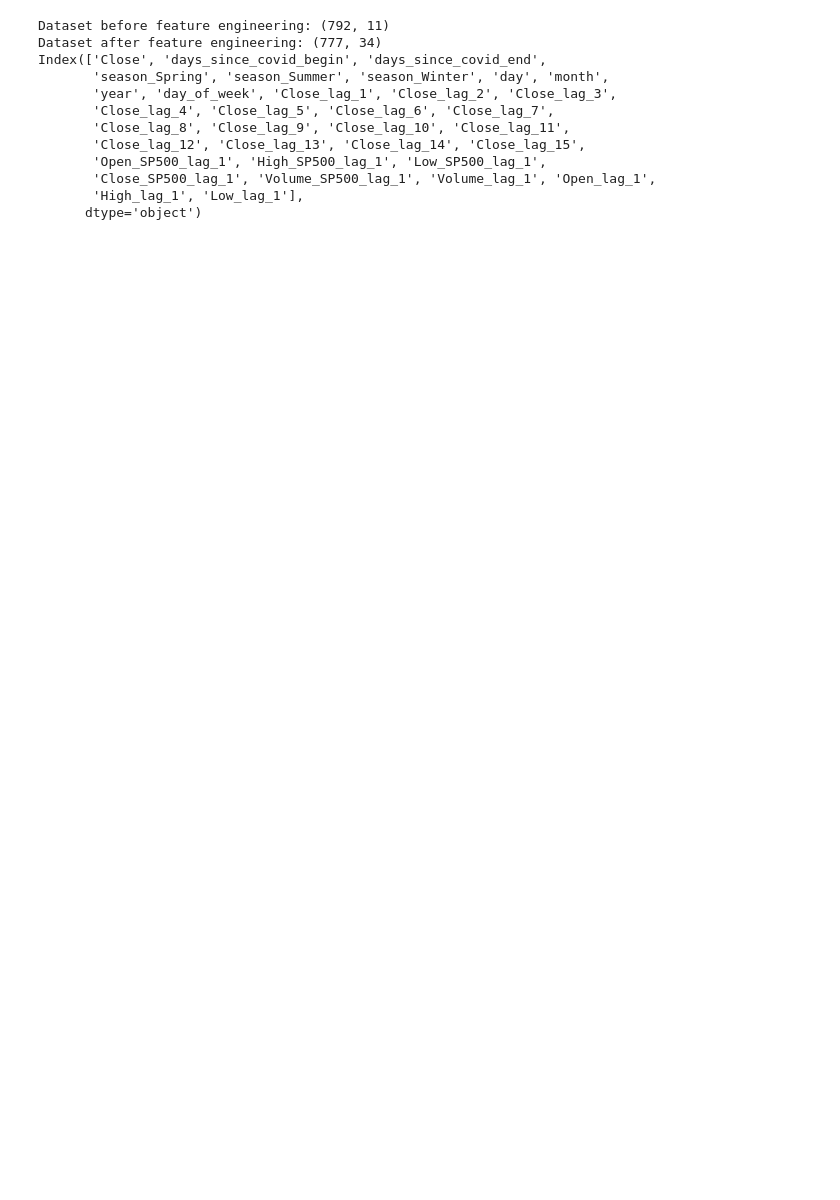
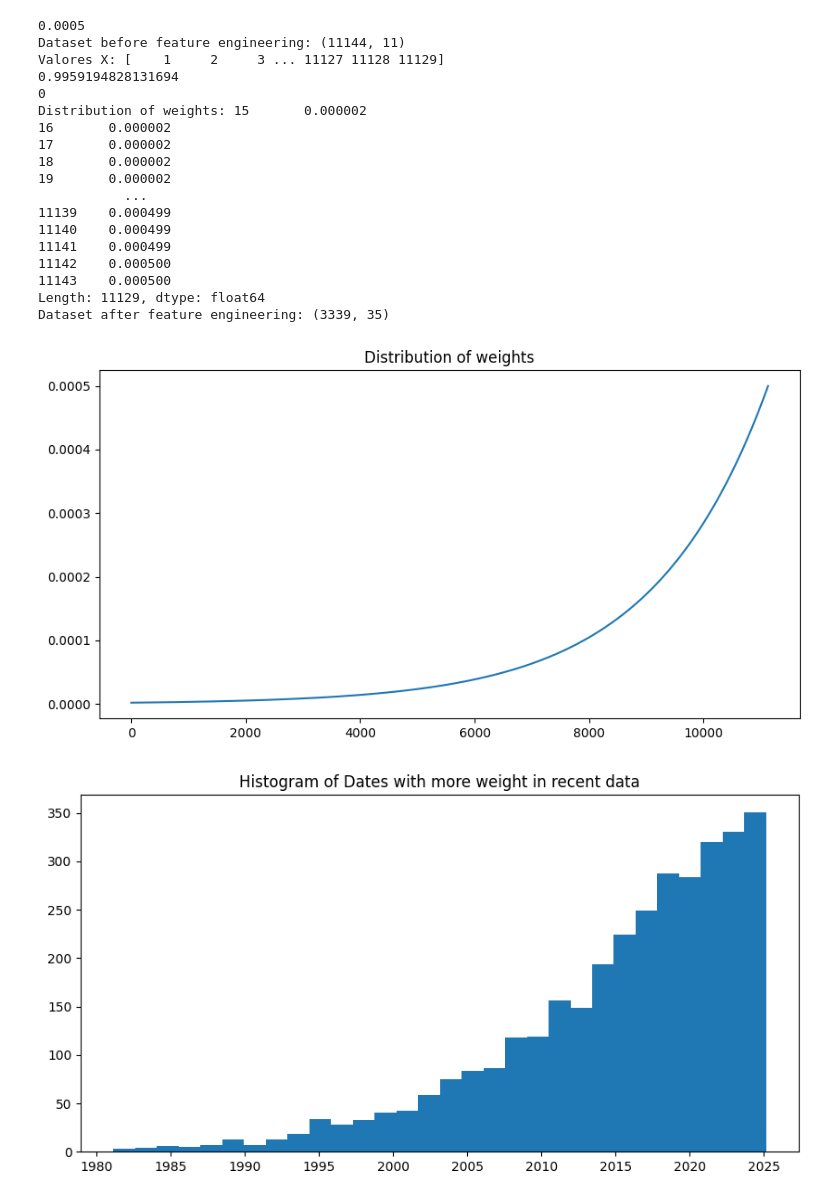
Before and after one commit to Ericson3100/Proyecto3DM, a Jupyter notebook: notebooks/2_FeatureEngineering.ipynb, the cells around one changed output. Drawn from its saved outputs; the diff is of its cells as text; code cells hidden in the pictures; blank space fills up the shorter version.

```diff
--- a/notebooks/2_FeatureEngineering.ipynb
+++ b/notebooks/2_FeatureEngineering.ipynb
@@ -128,20 +168,27 @@ def feature_engineering(df):
 # %%
 apple_data = pd.read_csv('../data/processed/AAPL_with_SP500_clean.csv')
-apple_data= apple_data[apple_data['Date']>'2022-01-01']
 
-apple_data = feature_engineering(apple_data)
+# apple_data= apple_data[apple_data['Date']>'2022-01-01']
 
-print(apple_data.columns)
+apple_data = feature_engineering(apple_data, percentage=0.3, k=0.0005)
 # %% [output]
-Dataset before feature engineering: (792, 11)
-Dataset after feature engineering: (777, 34)
-Index(['Close', 'days_since_covid_begin', 'days_since_covid_end',
-       'season_Spring', 'season_Summer', 'season_Winter', 'day', 'month',
-       'year', 'day_of_week', 'Close_lag_1', 'Close_lag_2', 'Close_lag_3',
-       'Close_lag_4', 'Close_lag_5', 'Close_lag_6', 'Close_lag_7',
-       'Close_lag_8', 'Close_lag_9', 'Close_lag_10', 'Close_lag_11',
-       'Close_lag_12', 'Close_lag_13', 'Close_lag_14', 'Close_lag_15',
-       'Open_SP500_lag_1', 'High_SP500_lag_1', 'Low_SP500_lag_1',
-       'Close_SP500_lag_1', 'Volume_SP500_lag_1', 'Volume_lag_1', 'Open_lag_1',
-       'High_lag_1', 'Low_lag_1'],
-      dtype='object')
+0.0005
+Dataset before feature engineering: (11144, 11)
+Valores X: [    1     2     3 ... 11127 11128 11129]
+0.9959194828131694
+0
+Distribution of weights: 15       0.000002
+16       0.000002
+17       0.000002
+18       0.000002
+19       0.000002
+           ...
+11139    0.000499
+11140    0.000499
+11141    0.000499
+11142    0.000500
+11143    0.000500
+Length: 11129, dtype: float64
+Dataset after feature engineering: (3339, 35)
+[figure, added]
+[figure, added]
```
Also changed, not shown: parts of 4 cells of this notebook.
